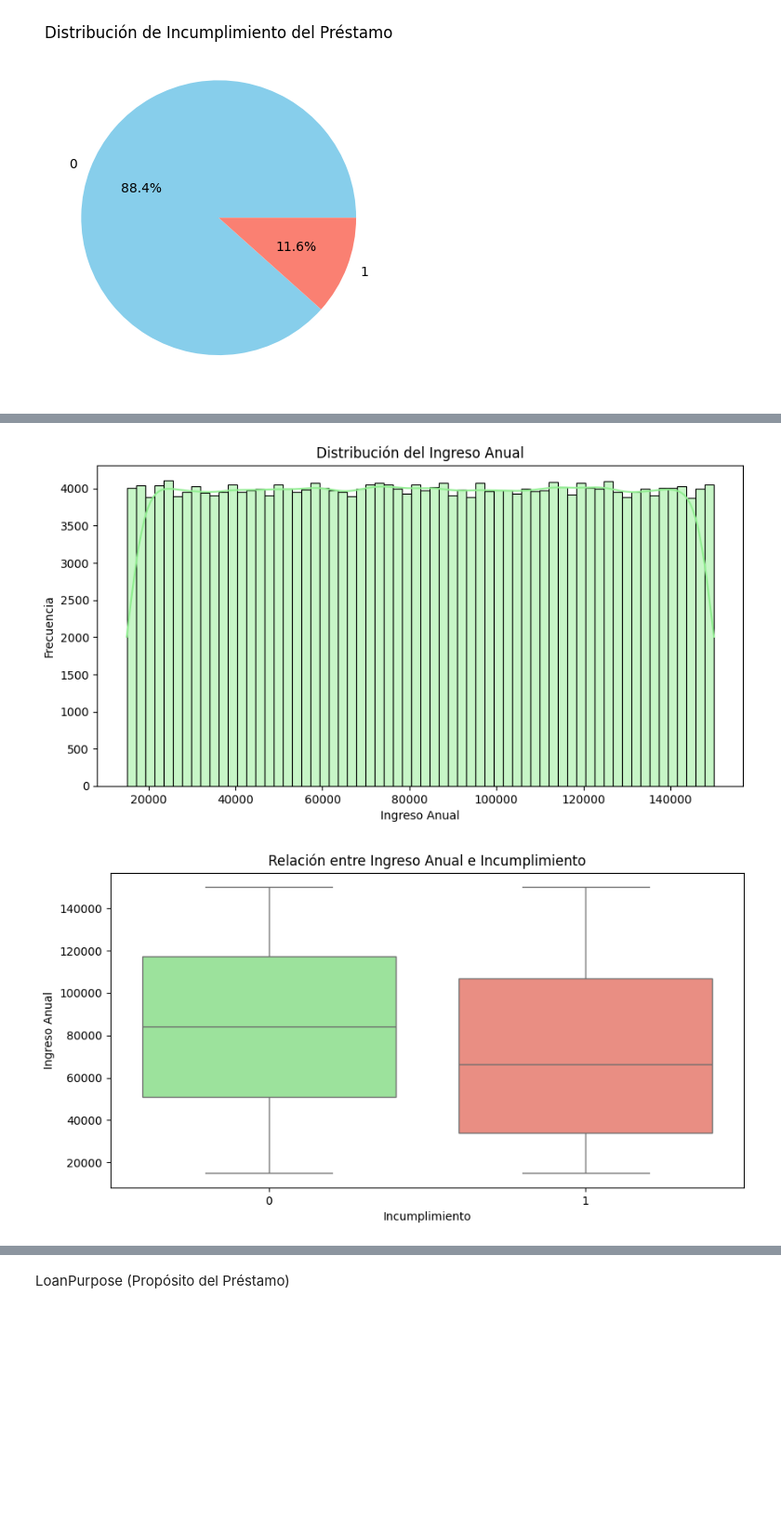
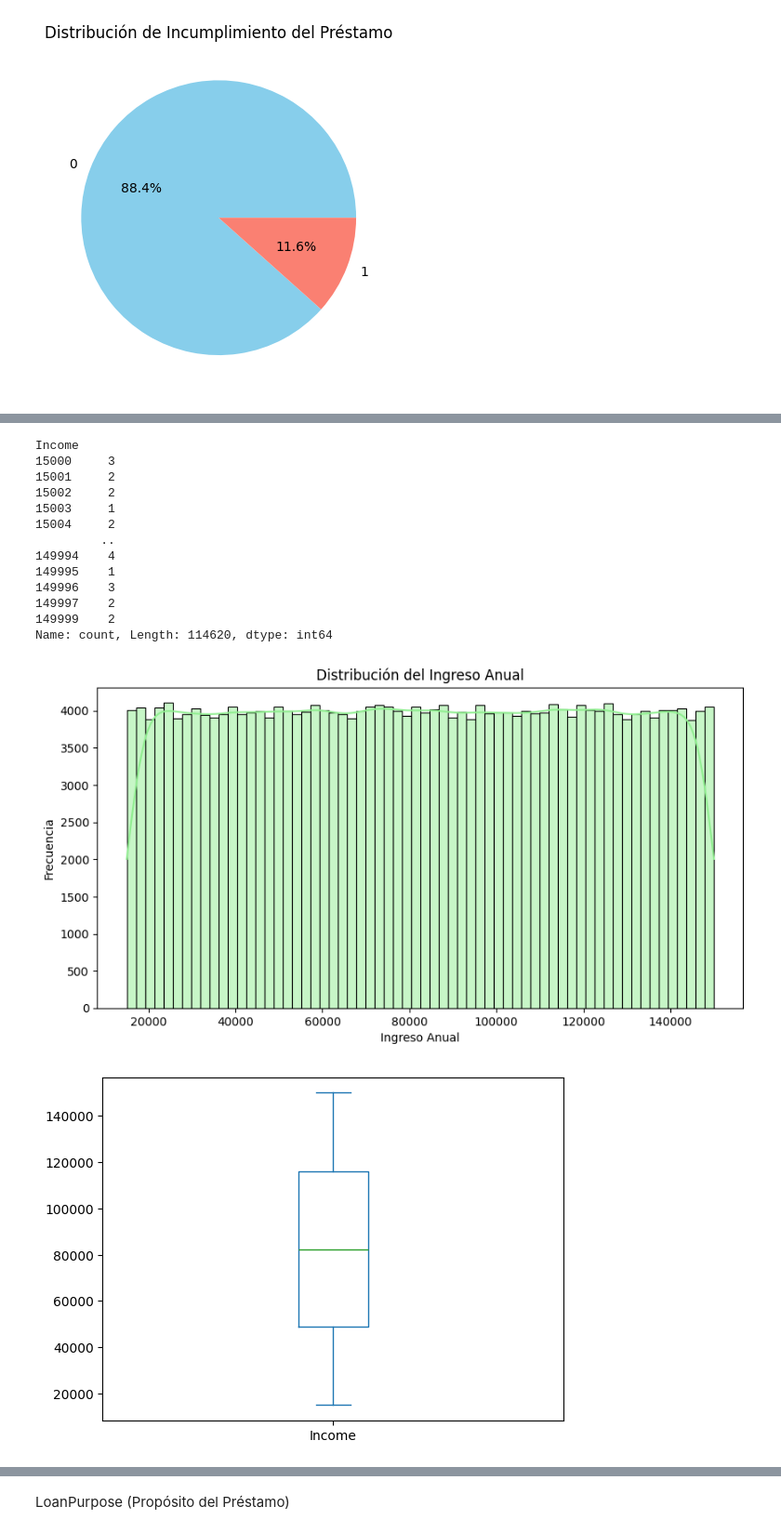
Before and after one commit to juancarignano/tp1_ML, a Jupyter notebook: tp1_ML.ipynb, the cells around one changed output, grey strips where cells are left out. Shown at 93% size. Cells and saved outputs as stored; diff of their text form; code cells hidden in the pictures; blank space fills up the shorter version.

```diff
--- a/tp1_ML.ipynb
+++ b/tp1_ML.ipynb
@@ -148,21 +133,37 @@ plt.show()
 # %%
 # Income (Ingreso Anual)
+Income = df['Income'].value_counts()
+print(Income.sort_index())
 
 # Histograma de la variable 'Income'
 plt.figure(figsize=(10, 5))
 sns.histplot(df['Income'], kde=True, color='lightgreen')
 plt.title('Distribución del Ingreso Anual')
 plt.xlabel('Ingreso Anual')
 plt.ylabel('Frecuencia')
 plt.show()
-
+# Boxplot de la variable 'Income'
+df['Income'].plot.box()
 # Boxplot de 'Income' vs 'Default'
 plt.figure(figsize=(10, 5))
 sns.boxplot(x='Default', y='Income', hue='Default', data=df, palette=['lightgreen', 'salmon'], legend=False)
 plt.title('Relación entre Ingreso Anual e Incumplimiento')
 plt.xlabel('Incumplimiento')
 plt.ylabel('Ingreso Anual')
 plt.show()
 # %% [output]
+Income
+15000     3
+15001     2
+15002     2
+15003     1
+15004     2
+         ..
+149994    4
+149995    1
+149996    3
+149997    2
+149999    2
+Name: count, Length: 114620, dtype: int64
 [figure]
-[figure, old version]
+[figure, new version]
```
Also changed, not shown: parts of 24 cells of this notebook.
